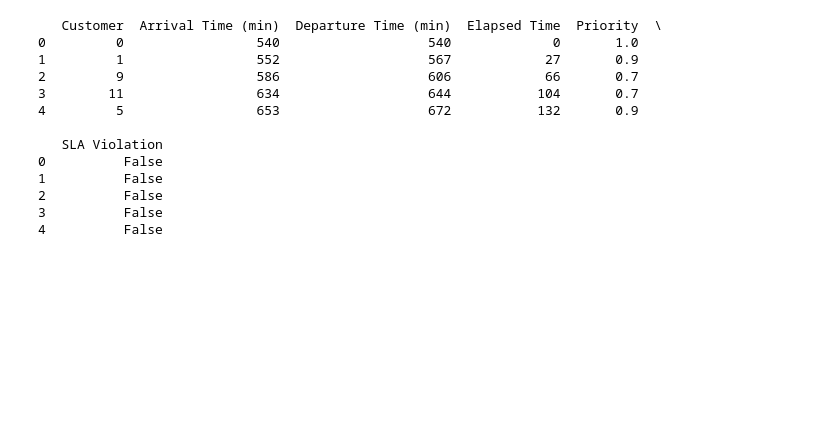
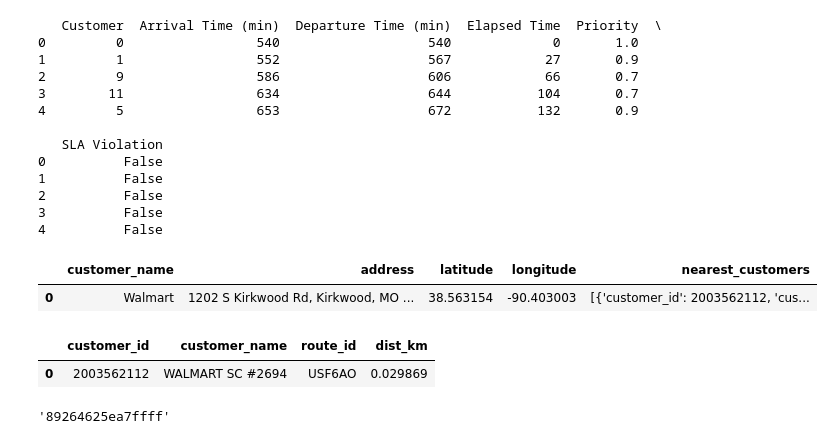
Before and after one commit to jtalati0070/route_optimization, a Jupyter notebook: Untitled.ipynb, the cells around one changed output. Cells and saved outputs as stored; diff of their text form; code cells hidden in the pictures; blank space fills up the shorter version.

```diff
--- a/Untitled.ipynb
+++ b/Untitled.ipynb
@@ -187,3 +187,20 @@ print(eta_vehicle_1)
 2          False
 3          False
 4          False
+# %%
+temp_json = '''[
+  {
+    "customer_name": "Walmart ",
+    "address": "1202 S Kirkwood Rd, Kirkwood, MO 63122, United States",
+    "latitude": 38.5631543,
+    "longitude": -90.4030029,
+    "nearest_customers": [
+      {
+        "customer_id": 2003562112,
+        "customer_name": "WALMART SC #2694",
+        "route_id": "USF6AO",
+        "dist_km": 0.029869383967916503
+      }
+    ]
+  }
+]'''
@@ -189,0 +209,7 @@ print(eta_vehicle_1)
+# %%
+df = pd.read_json(temp_json)
+# %%
+df
+# %% [output]
+|  | customer_name | address | latitude | longitude | nearest_customers |
+| 0 | Walmart | 1202 S Kirkwood Rd, Kirkwood, MO ... | 38.563154 | -90.403003 | [{'customer_id': 2003562112, 'cus... |
@@ -189,0 +220,10 @@ print(eta_vehicle_1)
+# %%
+nearest_cust_df
+# %% [output]
+|  | customer_id | customer_name | route_id | dist_km |
+| 0 | 2003562112 | WALMART SC #2694 | USF6AO | 0.029869 |
+# %%
+import h3
+h3.latlng_to_cell(38.5631543, -90.4030029, 9)
+# %% [output]
+'89264625ea7ffff'
```
Also changed, not shown: parts of 4 cells of this notebook, 5 other files.
